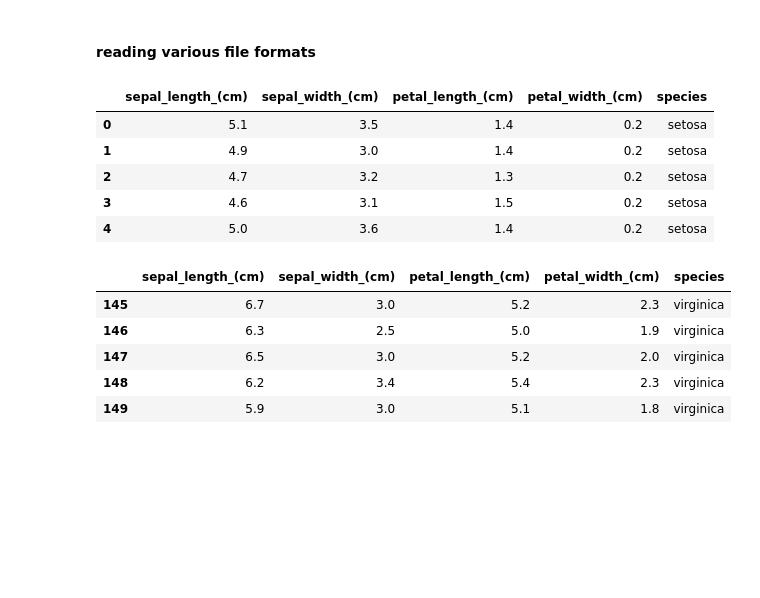
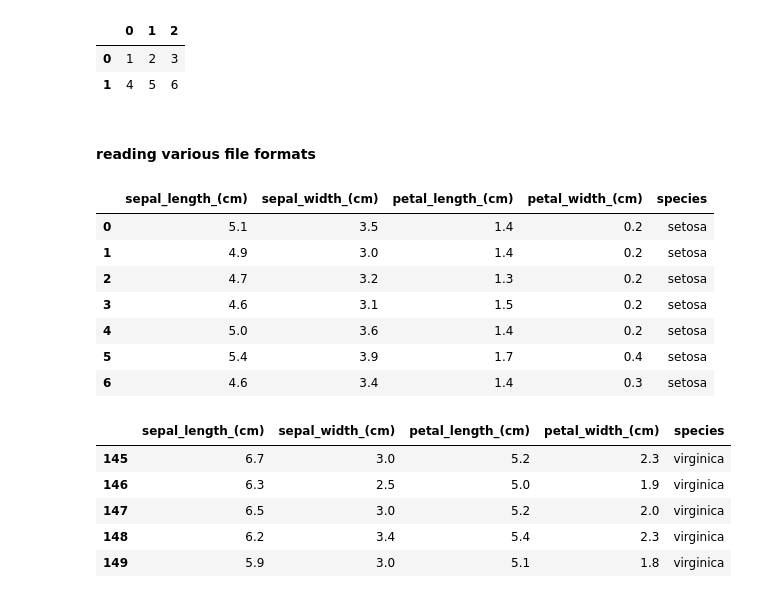
Before and after one commit to edyoda/DS290922A, a Jupyter notebook: EDYODA_DW/notebooks/pandas.ipynb, the cells around one changed output. Cells and saved outputs as stored; diff of their text form; code cells hidden in the pictures; blank space fills up the shorter version.

```diff
--- a/EDYODA_DW/notebooks/pandas.ipynb
+++ b/EDYODA_DW/notebooks/pandas.ipynb
@@ -3,16 +4,26 @@ import pandas as pd
+# %%
+l = np.array([[1,2,3], [4,5,6]])
+
+pd.DataFrame(l)
+# %% [output]
+|  | 0 | 1 | 2 |
+| 0 | 1 | 2 | 3 |
+| 1 | 4 | 5 | 6 |
 # %% [markdown]
 #### reading various file formats
 # %%
 df_csv = pd.read_csv('../data/iris.csv')
 # %%
-df_csv.head()
+df_csv.head(7)
 # %% [output]
 |  | sepal_length_(cm) | sepal_width_(cm) | petal_length_(cm) | petal_width_(cm) | species |
 | 0 | 5.1 | 3.5 | 1.4 | 0.2 | setosa |
 | 1 | 4.9 | 3.0 | 1.4 | 0.2 | setosa |
 | 2 | 4.7 | 3.2 | 1.3 | 0.2 | setosa |
 | 3 | 4.6 | 3.1 | 1.5 | 0.2 | setosa |
 | 4 | 5.0 | 3.6 | 1.4 | 0.2 | setosa |
+| 5 | 5.4 | 3.9 | 1.7 | 0.4 | setosa |
+| 6 | 4.6 | 3.4 | 1.4 | 0.3 | setosa |
 # %%
 df_csv.tail()
 # %% [output]
```
Also changed, not shown: parts of 2 cells of this notebook, 4 other files.
